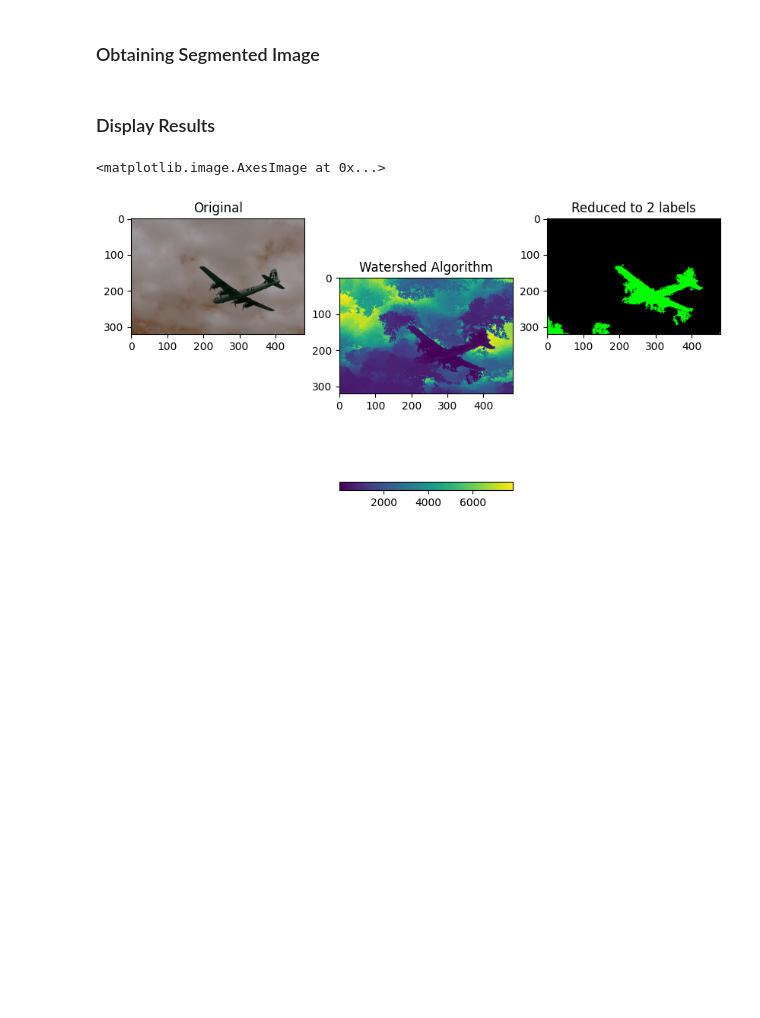
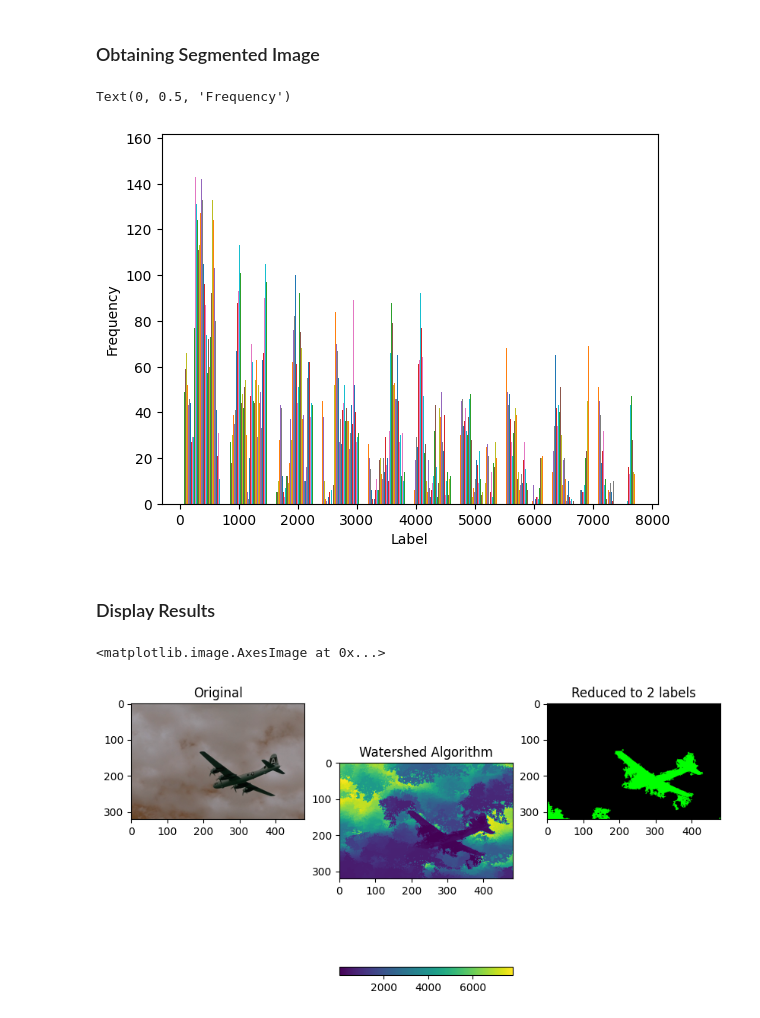
Before and after one commit to PeteCastle/Image-Segmentation, a Jupyter notebook: src/watershed-transform.ipynb, the cells around one changed output. Drawn from its saved outputs; the diff is of its cells as text; code cells hidden in the pictures; blank space fills up the shorter version.

```diff
--- a/src/watershed-transform.ipynb
+++ b/src/watershed-transform.ipynb
@@ -73,6 +96,14 @@ def find_concentration_range_2d(input_array, concentration):
     return concentration_range[0], concentration_range[-1]
 # %% [markdown]
 ### Obtaining Segmented Image
+# %%
+plt.figure()
+plt.hist(J)
+plt.xlabel('Label')
+plt.ylabel('Frequency')
+# %% [output]
+Text(0, 0.5, 'Frequency')
+[figure, added]
 # %%
 Final_im = np.zeros_like(Im)
 
```
Also changed, not shown: parts of 3 cells of this notebook, 1 other file.
